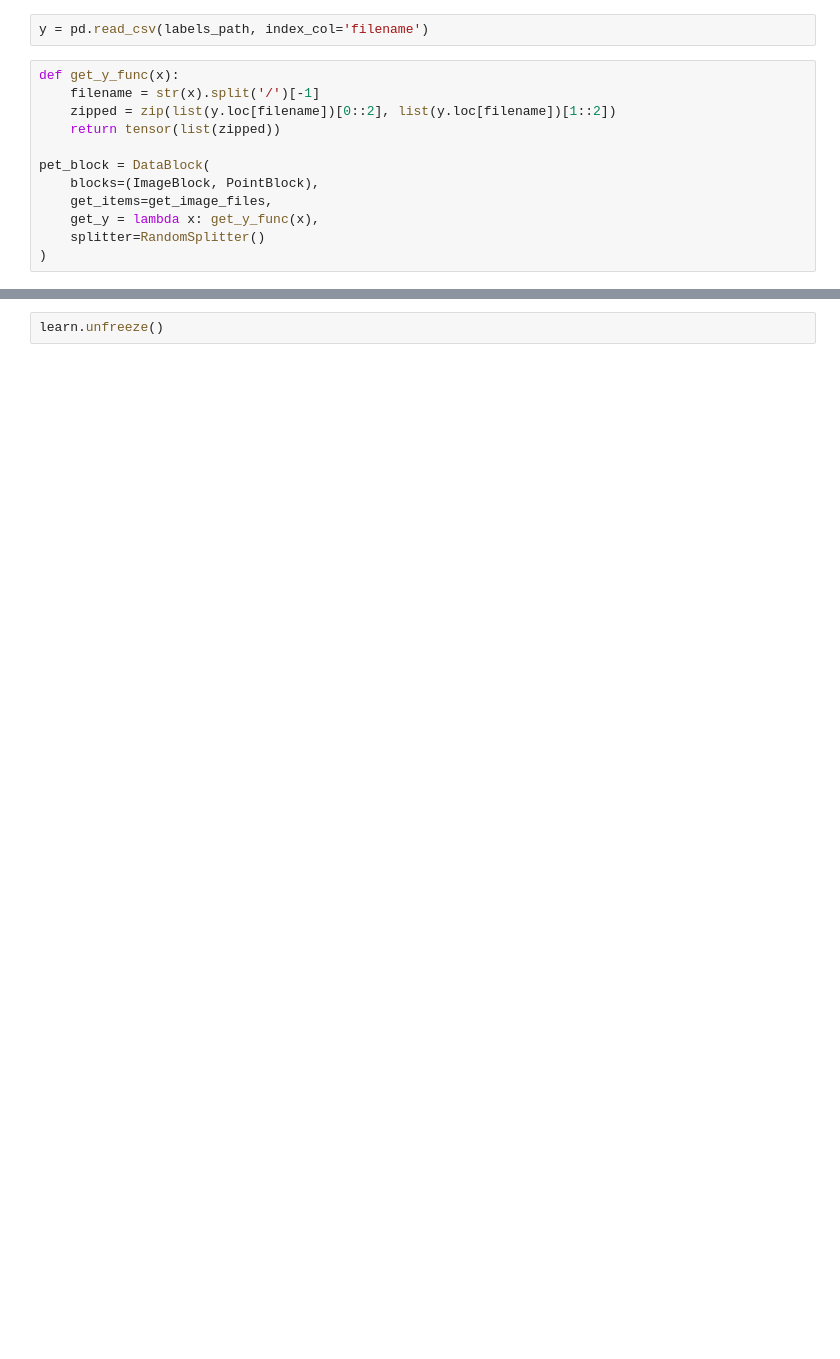
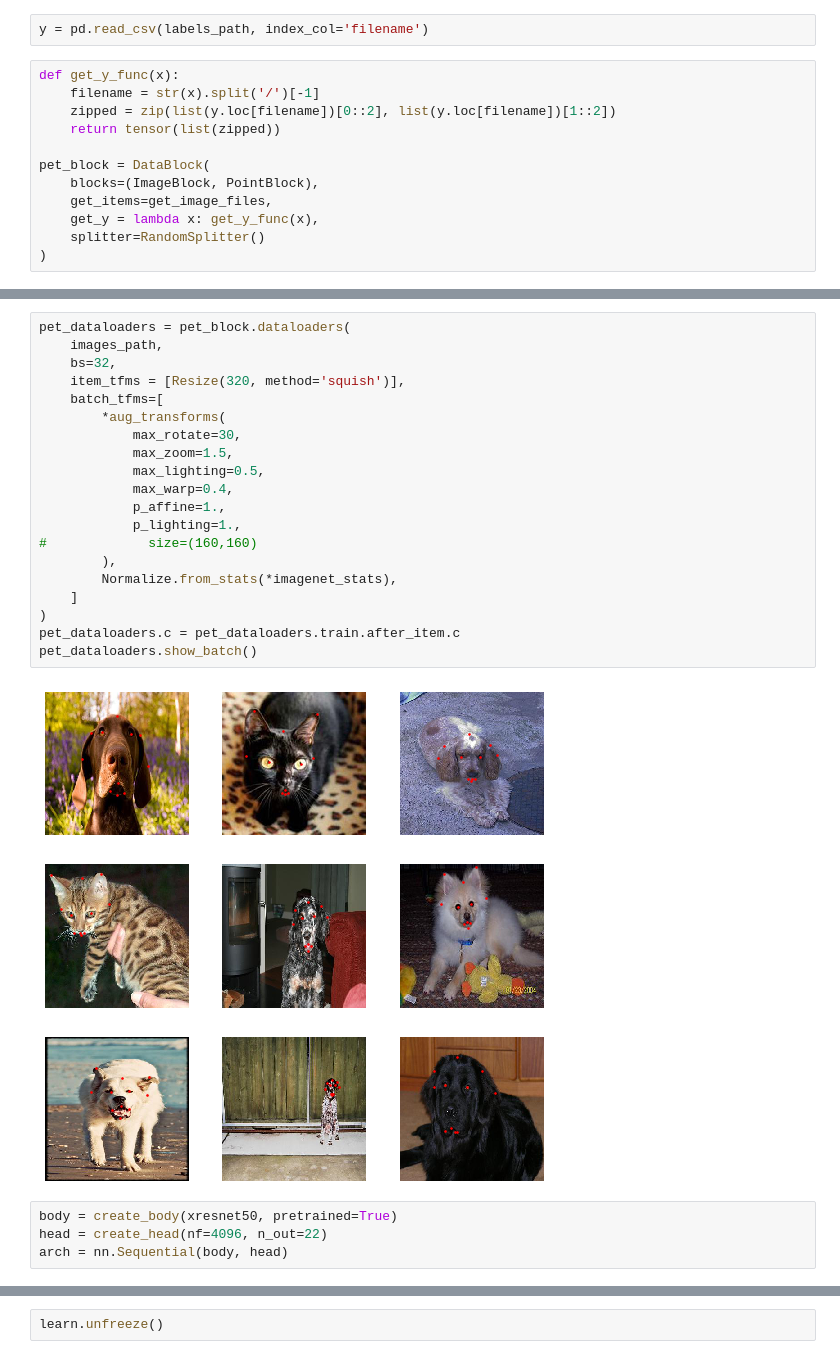
Before and after one commit to HenryDashwood/facial-features-detector, a Jupyter notebook: code/xresnet.ipynb, the cells around one changed output, grey strips where cells are left out. Cells and saved outputs as stored; diff of their text form; blank space fills up the shorter version.

```diff
--- a/code/xresnet.ipynb
+++ b/code/xresnet.ipynb
@@ -57,0 +28,26 @@ Downloading: "https://s3.amazonaws.com/fast-ai-modelzoo/xrn50_940.pth" to /home/
+# %%
+pet_dataloaders = pet_block.dataloaders(
+    images_path,
+    bs=32,
+    item_tfms = [Resize(320, method='squish')],
+    batch_tfms=[
+        *aug_transforms(
+            max_rotate=30,
+            max_zoom=1.5,
+            max_lighting=0.5,
+            max_warp=0.4,
+            p_affine=1.,
+            p_lighting=1.,
+#             size=(160,160)
+        ),
+        Normalize.from_stats(*imagenet_stats),
+    ]
+)
+pet_dataloaders.c = pet_dataloaders.train.after_item.c
+pet_dataloaders.show_batch()
+# %% [output]
+[figure, added]
+# %%
+body = create_body(xresnet50, pretrained=True)
+head = create_head(nf=4096, n_out=22)
+arch = nn.Sequential(body, head)
```
Also changed, not shown: parts of 14 cells of this notebook.
